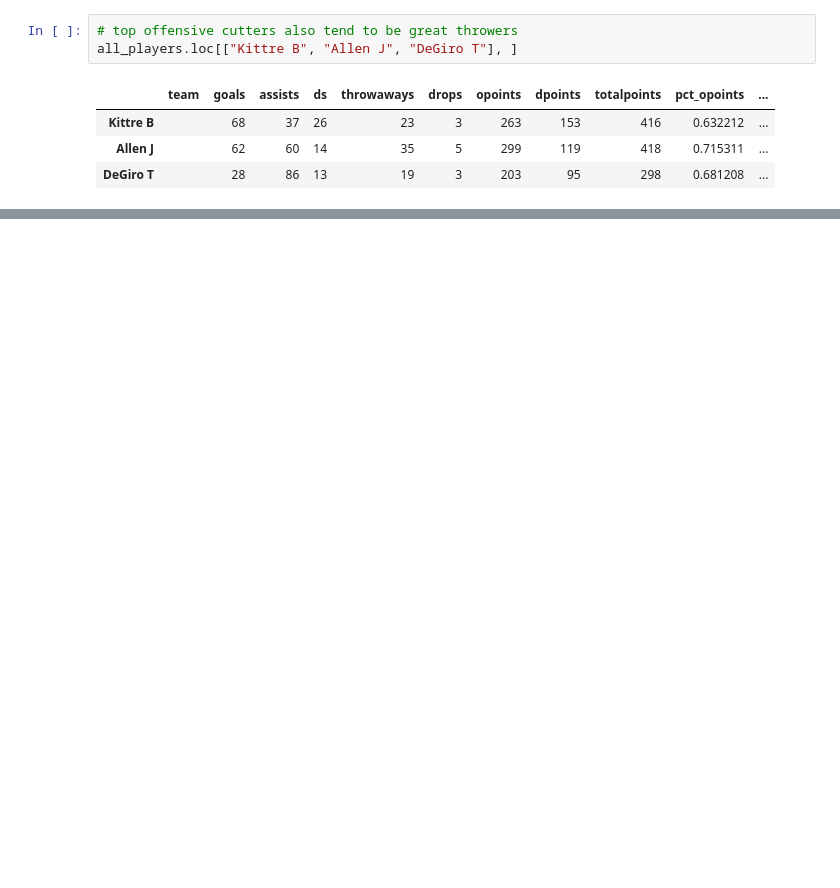
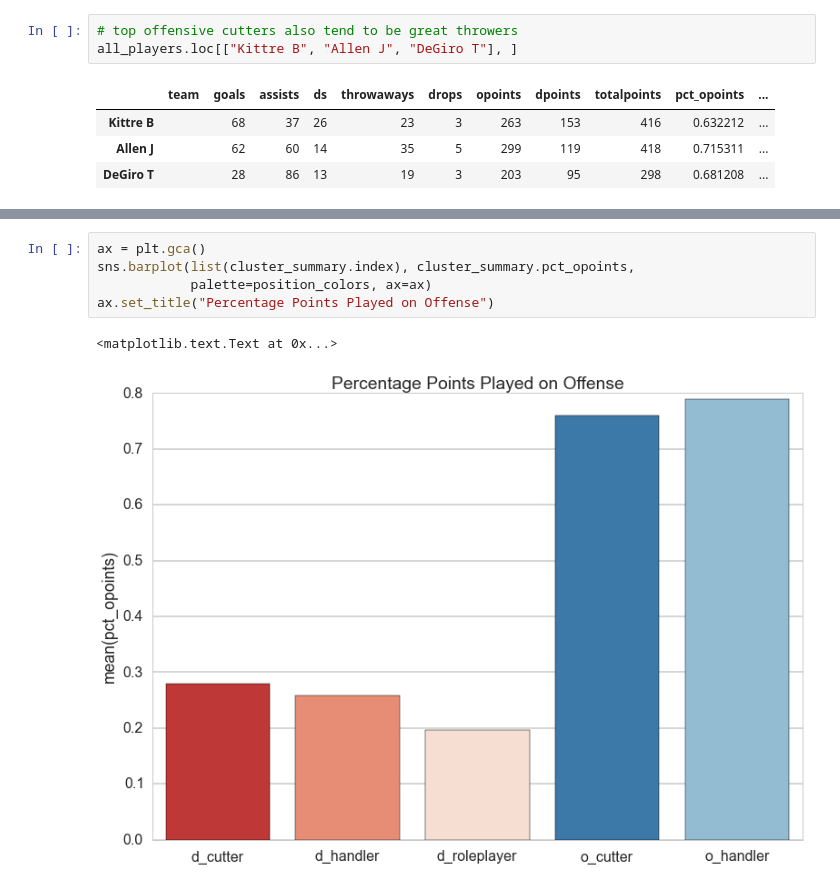
Before and after one commit to karinehsu/cs109-final-project, a Jupyter notebook: player-cluster.ipynb, the cells around one changed output, grey strips where cells are left out. Cells and saved outputs as stored; diff of their text form; blank space fills up the shorter version.

```diff
--- a/player-cluster.ipynb
+++ b/player-cluster.ipynb
@@ -411,0 +408,8 @@ plot(*args, **kwargs)
+# %%
+ax = plt.gca()
+sns.barplot(list(cluster_summary.index), cluster_summary.pct_opoints,
+            palette=position_colors, ax=ax)
+ax.set_title("Percentage Points Played on Offense")
+# %% [output]
+<matplotlib.text.Text at 0x...>
+[figure, added]
```
Also changed, not shown: parts of 22 cells of this notebook.
